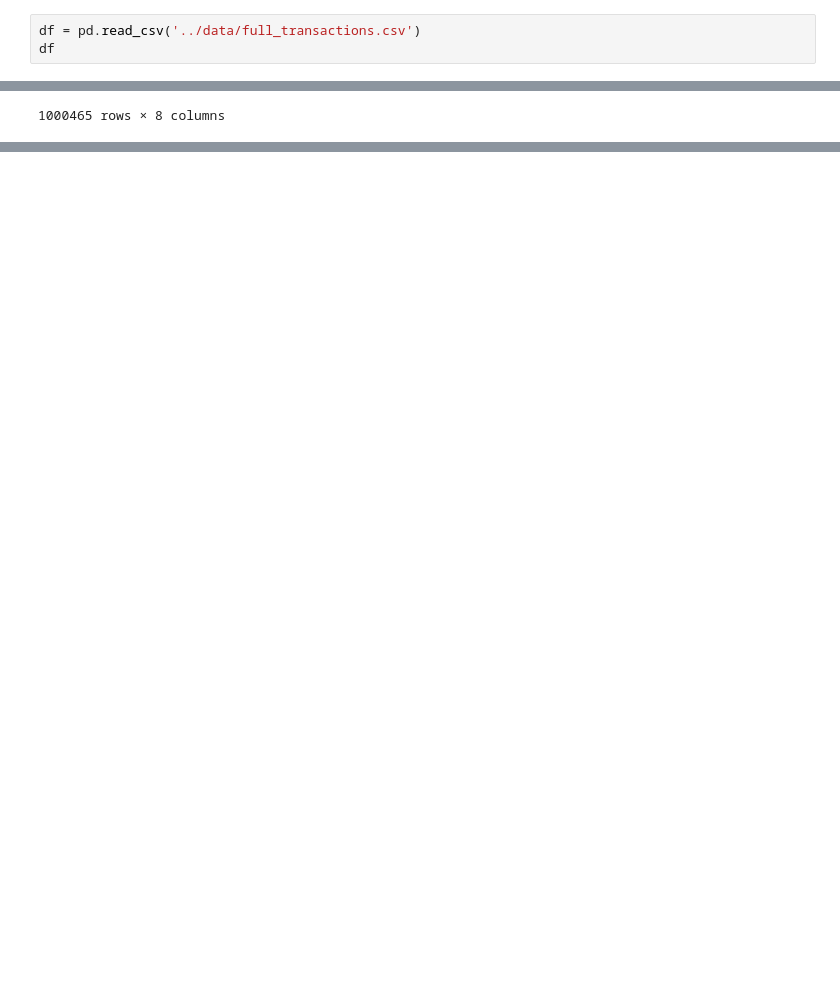
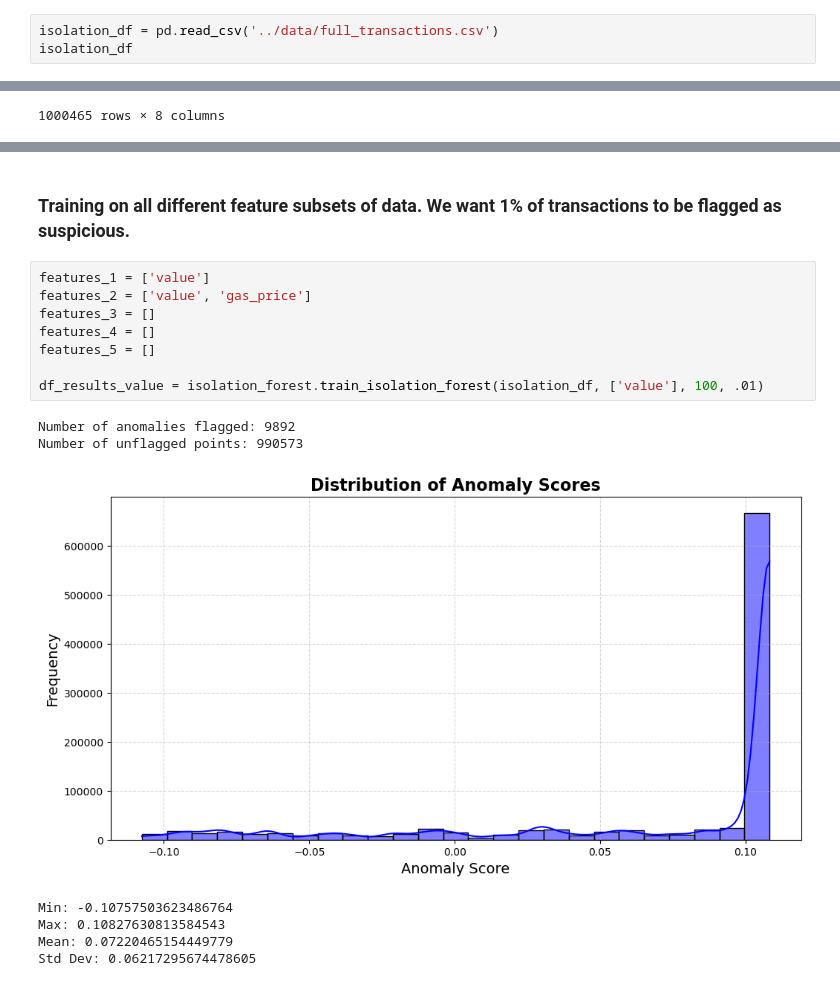
Before and after one commit to seelyfrank/blockchain-fraud-detection, a Jupyter notebook: notebooks/IsolationForest.ipynb, the cells around one changed output, grey strips where cells are left out. Saved outputs shown, nothing was run; the diff lists cells and outputs as text; blank space fills up the shorter version.

```diff
--- a/notebooks/IsolationForest.ipynb
+++ b/notebooks/IsolationForest.ipynb
@@ -23,6 +22,6 @@ from scripts import conversions
 # %%
-df = pd.read_csv('../data/full_transactions.csv')
-df
+isolation_df = pd.read_csv('../data/full_transactions.csv')
+isolation_df
 # %% [output]
 |  | hash | sender | recipient | value | gas_used | gas_price | timestamp | value_zscore |
 | 0 | 0x06dc5006e9cc13418808a35b5a6fb91... | 0x675bB023e268dCC43F543620577bCac... | 0x5dC62cea20B0E7c3607aDCc61a885Ff... | 0.000000 | 223837 | 180.411926 | 2025-02-14 10:16:10 | -0.011788 |
@@ -137,0 +39,18 @@ ValueError: could not convert string to float: '0x06dc5006e9cc13418808a35b5a6fb9
+# %% [markdown]
+### Training on all different feature subsets of data. We want 1% of transactions to be flagged as suspicious.
+# %%
+features_1 = ['value']
+features_2 = ['value', 'gas_price']
+features_3 = []
+features_4 = []
+features_5 = []
+
+df_results_value = isolation_forest.train_isolation_forest(isolation_df, ['value'], 100, .01)
+# %% [output]
+Number of anomalies flagged: 9892
+Number of unflagged points: 990573
+[figure, added]
+Min: -0.10757503623486764
+Max: 0.10827630813584543
+Mean: 0.07220465154449779
+Std Dev: 0.06217295674478605
```
Also changed, not shown: parts of 8 cells of this notebook, 4 other files.
